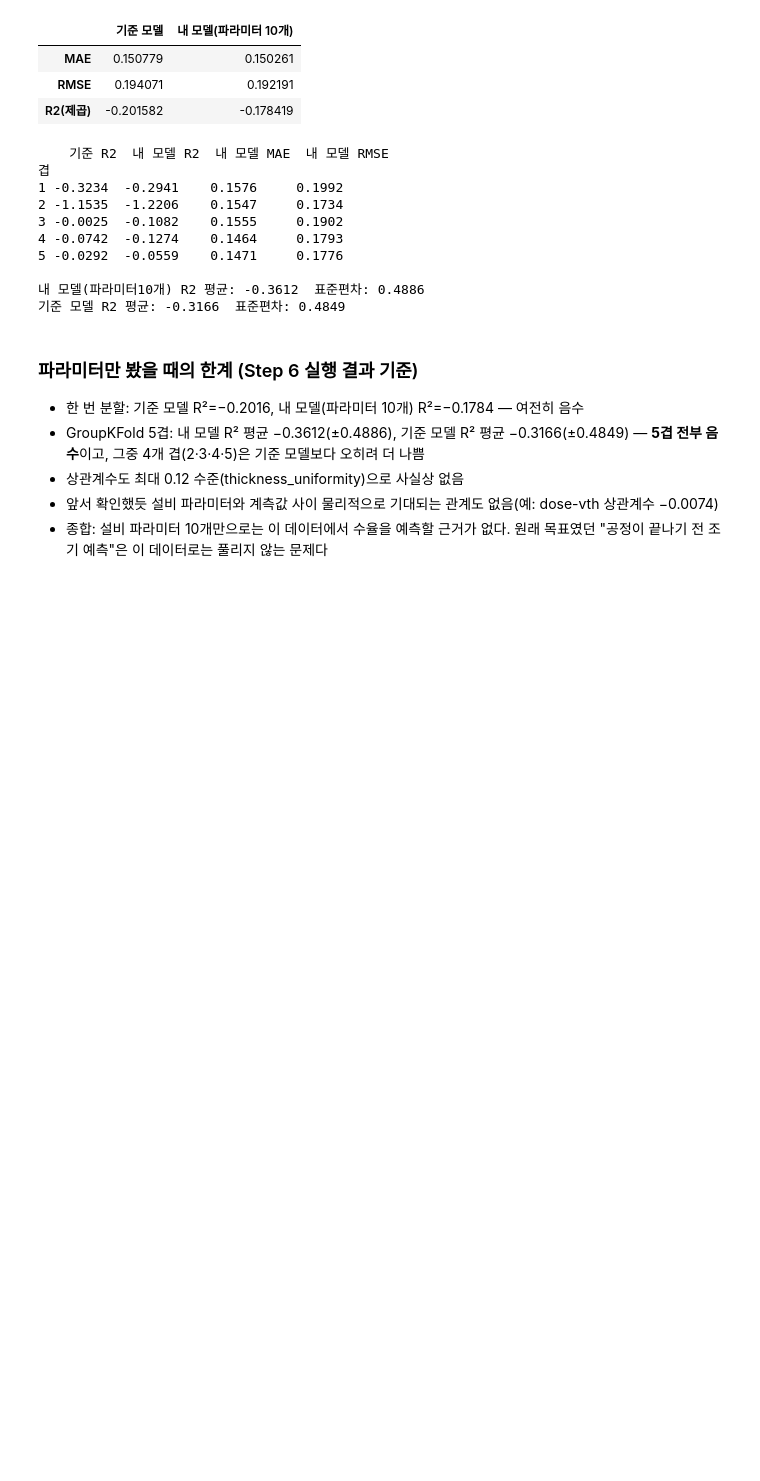
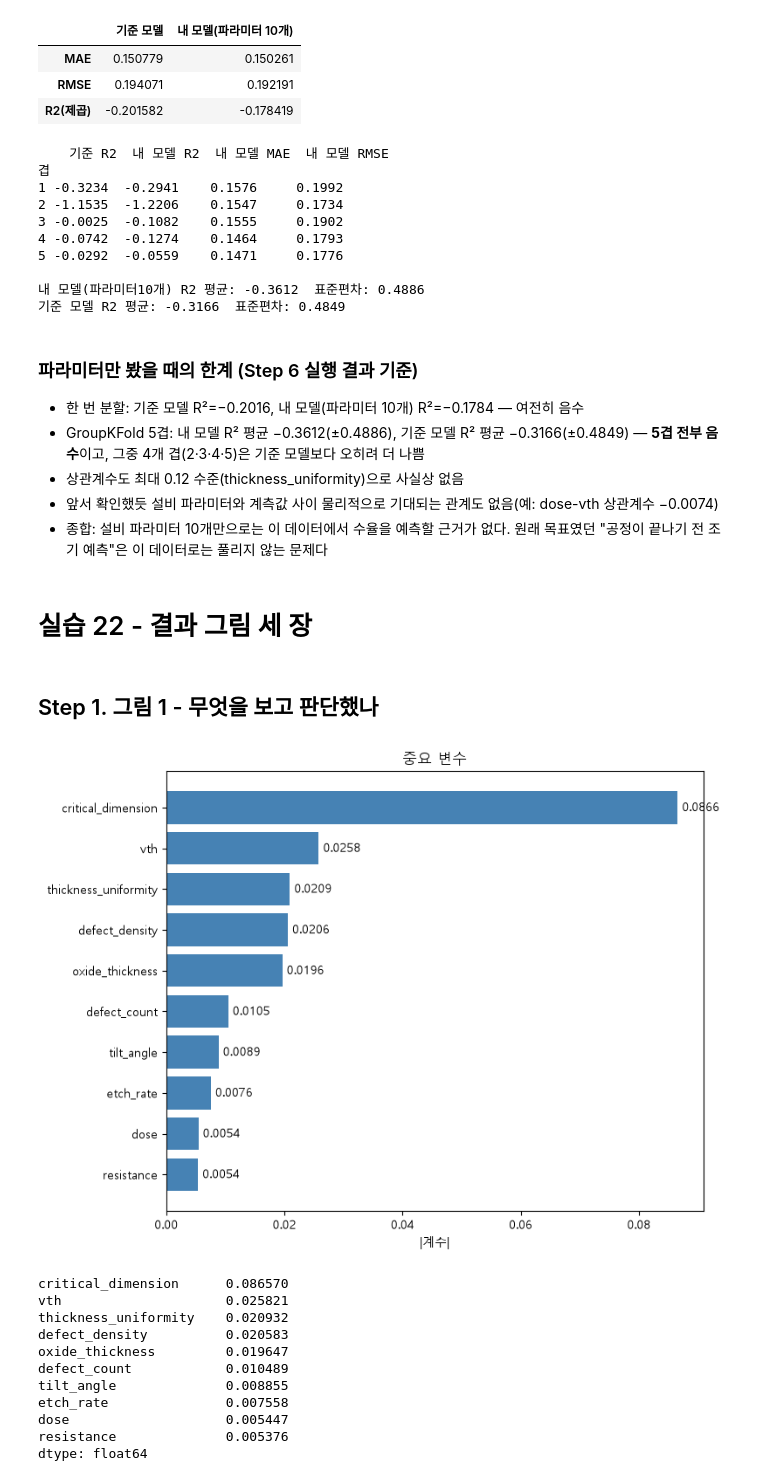
Before and after one commit to nnasnt01-lab/defect-prediction, a Jupyter notebook: day06/project_v1/project_v1.ipynb, the cells around one changed output. Cells and saved outputs as stored; diff of their text form; code cells hidden in the pictures; blank space fills up the shorter version.

```diff
--- a/day06/project_v1/project_v1.ipynb
+++ b/day06/project_v1/project_v1.ipynb
@@ -437,3 +437,49 @@ print("기준 모델 R2 평균:", 접기별_결과_파라미터_표["기준 R2"]
 - 상관계수도 최대 0.12 수준(thickness_uniformity)으로 사실상 없음
 - 앞서 확인했듯 설비 파라미터와 계측값 사이 물리적으로 기대되는 관계도 없음(예: dose-vth 상관계수 −0.0074)
 - 종합: 설비 파라미터 10개만으로는 이 데이터에서 수율을 예측할 근거가 없다. 원래 목표였던 "공정이 끝나기 전 조기 예측"은 이 데이터로는 풀리지 않는 문제다
+# %% [markdown]
+# 실습 22 - 결과 그림 세 장
+# %% [markdown]
+## Step 1. 그림 1 - 무엇을 보고 판단했나
+# %%
+import os
+
+# 한글이 깨지지 않게 폰트를 먼저 잡는다
+plt.rcParams["font.family"] = "Malgun Gothic"
+plt.rcParams["axes.unicode_minus"] = False
+
+# Step 3~5에서 이미 구한 중요도(중요도, 18개 전체)에서 상위 10개만 뽑는다
+중요도_상위10 = 중요도.head(10)
+
+fig, ax = plt.subplots(figsize=(8, 6))
+# barh는 아래부터 그리므로, 순서를 뒤집어 1위가 맨 위에 오게 한다
+막대 = ax.barh(중요도_상위10.index[::-1], 중요도_상위10.values[::-1], color="steelblue")
+ax.set_title("중요 변수")
+ax.set_xlabel("|계수|")
+
+# 막대 옆에 값을 적는다
+for 막대하나, 값 in zip(막대, 중요도_상위10.values[::-1]):
+    ax.text(막대하나.get_width(), 막대하나.get_y() + 막대하나.get_height() / 2,
+            f" {값:.4f}", va="center", ha="left")
+
+plt.tight_layout()
+
+# results 폴더를 만들고 그림을 저장한다
+os.makedirs("results", exist_ok=True)
+plt.savefig("results/fig1_importance.png", dpi=150, bbox_inches="tight")
+plt.show()
+
+중요도_상위10
+# %% [output]
+[figure, added]
+critical_dimension      0.086570
+vth                     0.025821
+thickness_uniformity    0.020932
+defect_density          0.020583
+oxide_thickness         0.019647
+defect_count            0.010489
+tilt_angle              0.008855
+etch_rate               0.007558
+dose                    0.005447
+resistance              0.005376
+dtype: float64
```
Also changed, not shown: parts of 4 cells of this notebook, 3 other files.
